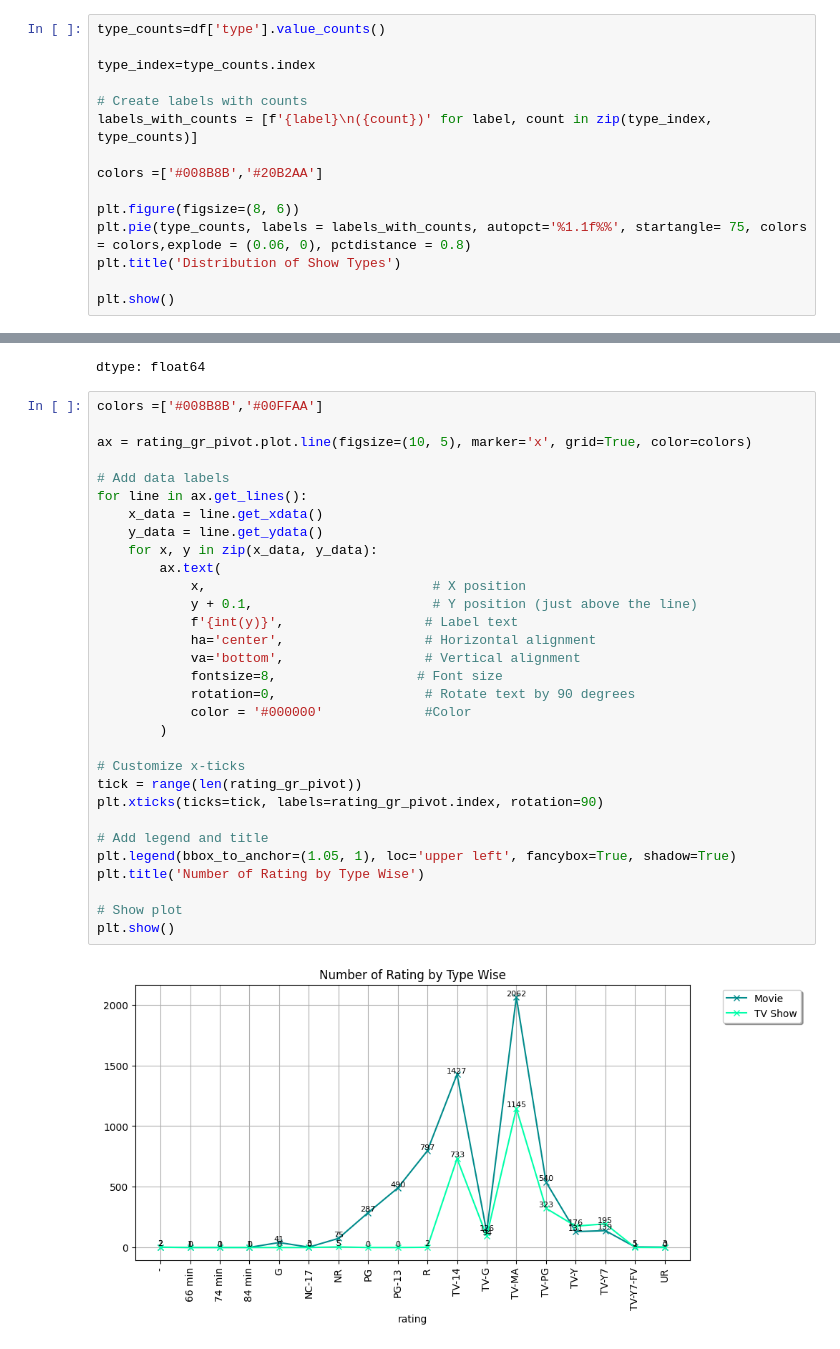
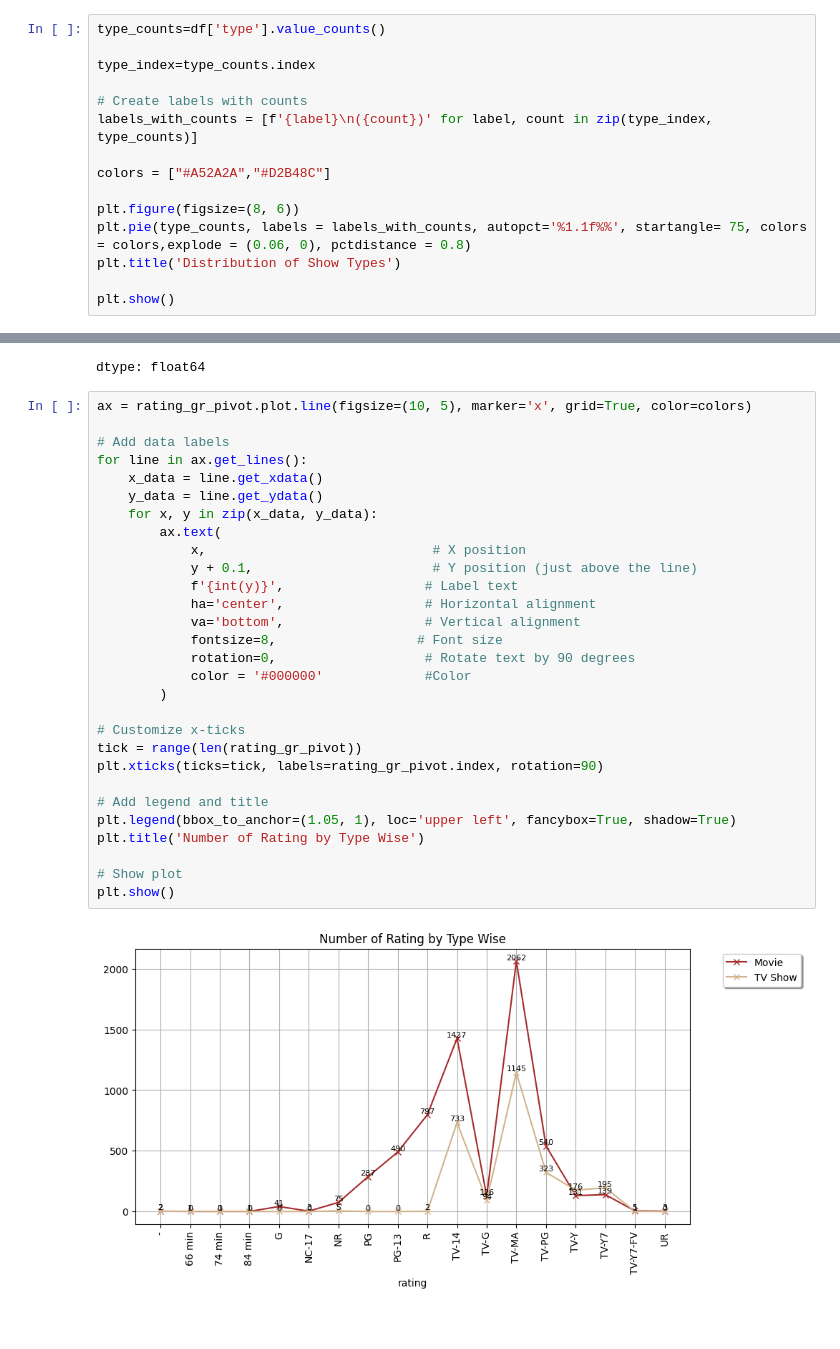
Before and after one commit to Udhay2898/Netflix_EDA, a Jupyter notebook: Nertflix_EDA.ipynb, the cells around one changed output, grey strips where cells are left out. Drawn from its saved outputs; the diff is of its cells as text.

```diff
--- a/Nertflix_EDA.ipynb
+++ b/Nertflix_EDA.ipynb
@@ -176,7 +176,7 @@ type_index=type_counts.index
 # Create labels with counts
 labels_with_counts = [f'{label}\n({count})' for label, count in zip(type_index, type_counts)]
 
-colors =['#008B8B','#20B2AA']
+colors = ["#A52A2A","#D2B48C"]
 
 plt.figure(figsize=(8, 6))
 plt.pie(type_counts, labels = labels_with_counts, autopct='%1.1f%%', startangle= 75, colors = colors,explode = (0.06, 0), pctdistance = 0.8)
@@ -214,36 +214,34 @@ rating_gr_pivot.max()
 | TV Show | 1145.0 |
 dtype: float64
 # %%
-colors =['#008B8B','#00FFAA']
-
 ax = rating_gr_pivot.plot.line(figsize=(10, 5), marker='x', grid=True, color=colors)
 
 # Add data labels
 for line in ax.get_lines():
     x_data = line.get_xdata()
     y_data = line.get_ydata()
     for x, y in zip(x_data, y_data):
         ax.text(
             x,                             # X position
             y + 0.1,                       # Y position (just above the line)
             f'{int(y)}',                  # Label text
             ha='center',                  # Horizontal alignment
             va='bottom',                  # Vertical alignment
             fontsize=8,                  # Font size
             rotation=0,                   # Rotate text by 90 degrees
             color = '#000000'             #Color
         )
 
 # Customize x-ticks
 tick = range(len(rating_gr_pivot))
 plt.xticks(ticks=tick, labels=rating_gr_pivot.index, rotation=90)
 
 # Add legend and title
 plt.legend(bbox_to_anchor=(1.05, 1), loc='upper left', fancybox=True, shadow=True)
 plt.title('Number of Rating by Type Wise')
 
 # Show plot
 plt.show()
 # %% [output]
-[figure, old version]
+[figure, new version]
 # %%
```
Also changed, not shown: parts of 3 cells of this notebook.
